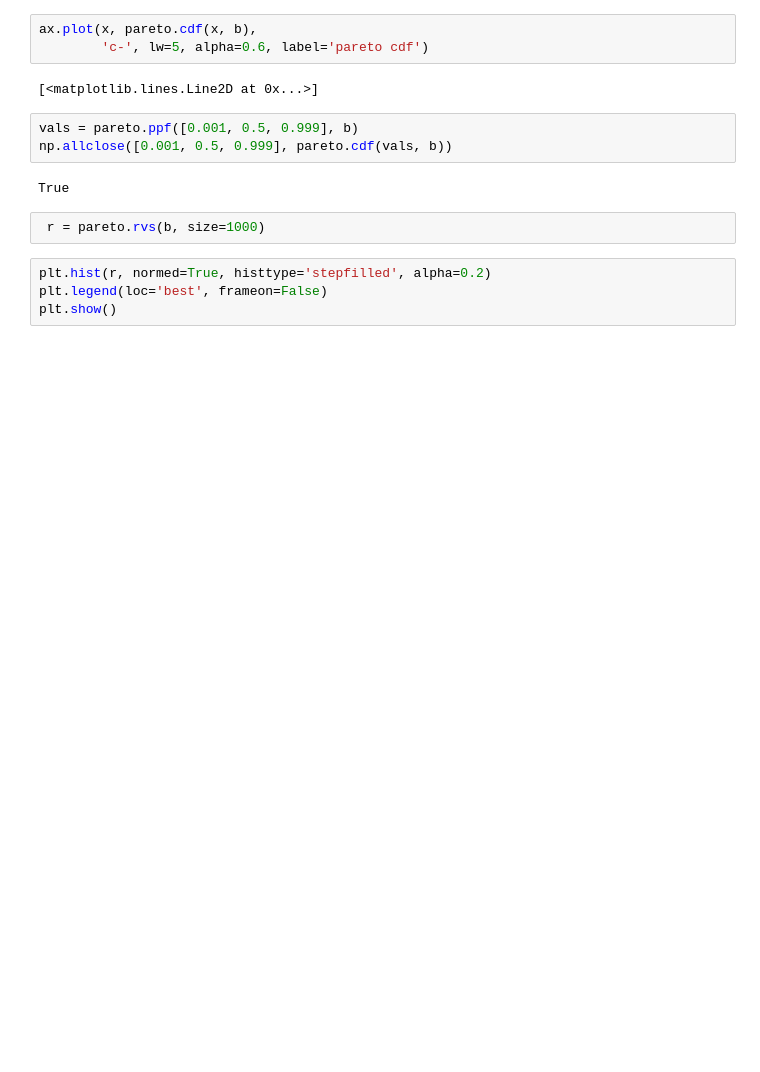
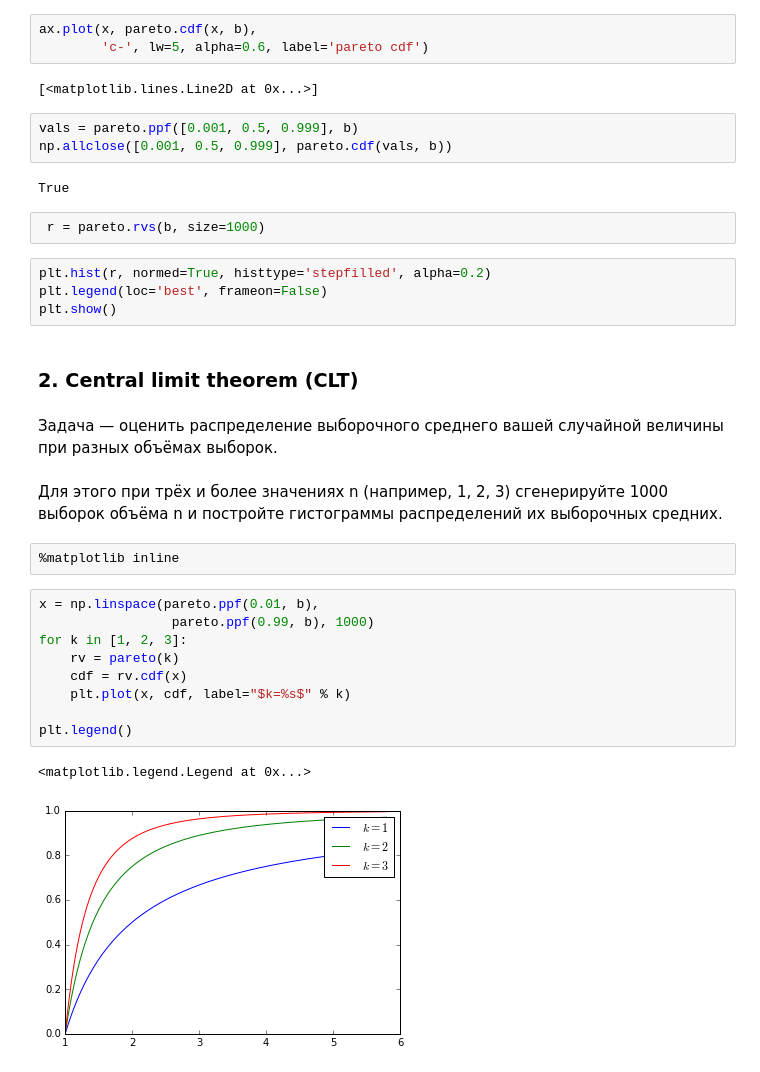
Before and after one commit to alexus987/python, a Jupyter notebook: Week 4 HW 1.3 Pareto.ipynb, the cells around one changed output. Cells and saved outputs as stored; diff of their text form; blank space fills up the shorter version.

```diff
--- a/Week 4 HW 1.3 Pareto.ipynb
+++ b/Week 4 HW 1.3 Pareto.ipynb
@@ -47,3 +37,23 @@ True
 plt.hist(r, normed=True, histtype='stepfilled', alpha=0.2)
 plt.legend(loc='best', frameon=False)
 plt.show()
+# %% [markdown]
+### 2. Central limit theorem (CLT)
+# %% [markdown]
+Задача — оценить распределение выборочного среднего вашей случайной величины при разных объёмах выборок.
+# %% [markdown]
+Для этого при трёх и более значениях n (например, 1, 2, 3) сгенерируйте 1000 выборок объёма n и постройте гистограммы распределений их выборочных средних.
+# %%
+%matplotlib inline
+# %%
+x = np.linspace(pareto.ppf(0.01, b),
+                 pareto.ppf(0.99, b), 1000)
+for k in [1, 2, 3]:
+    rv = pareto(k)
+    cdf = rv.cdf(x)
+    plt.plot(x, cdf, label="$k=%s$" % k)
+
+plt.legend()
+# %% [output]
+<matplotlib.legend.Legend at 0x...>
+[figure, added]
```
Also changed, not shown: parts of 7 cells of this notebook.
